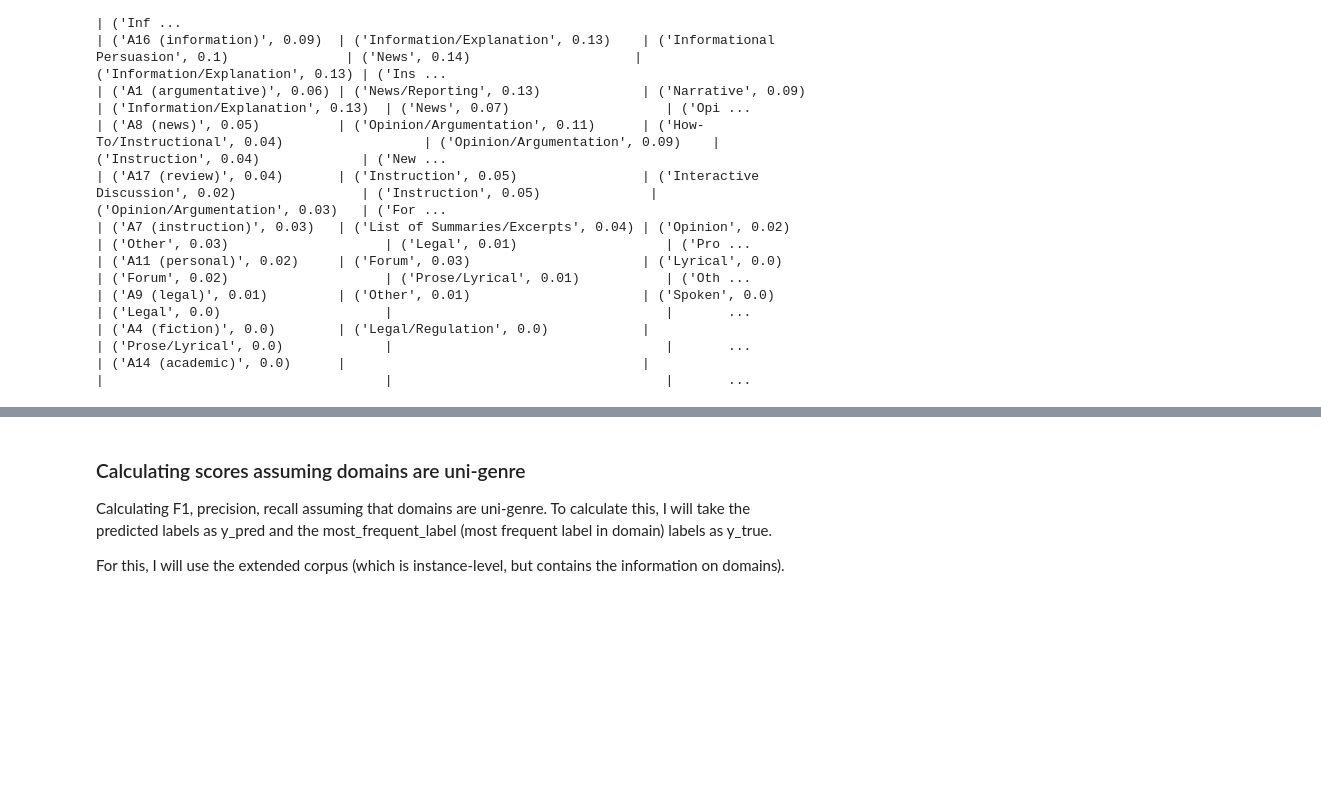
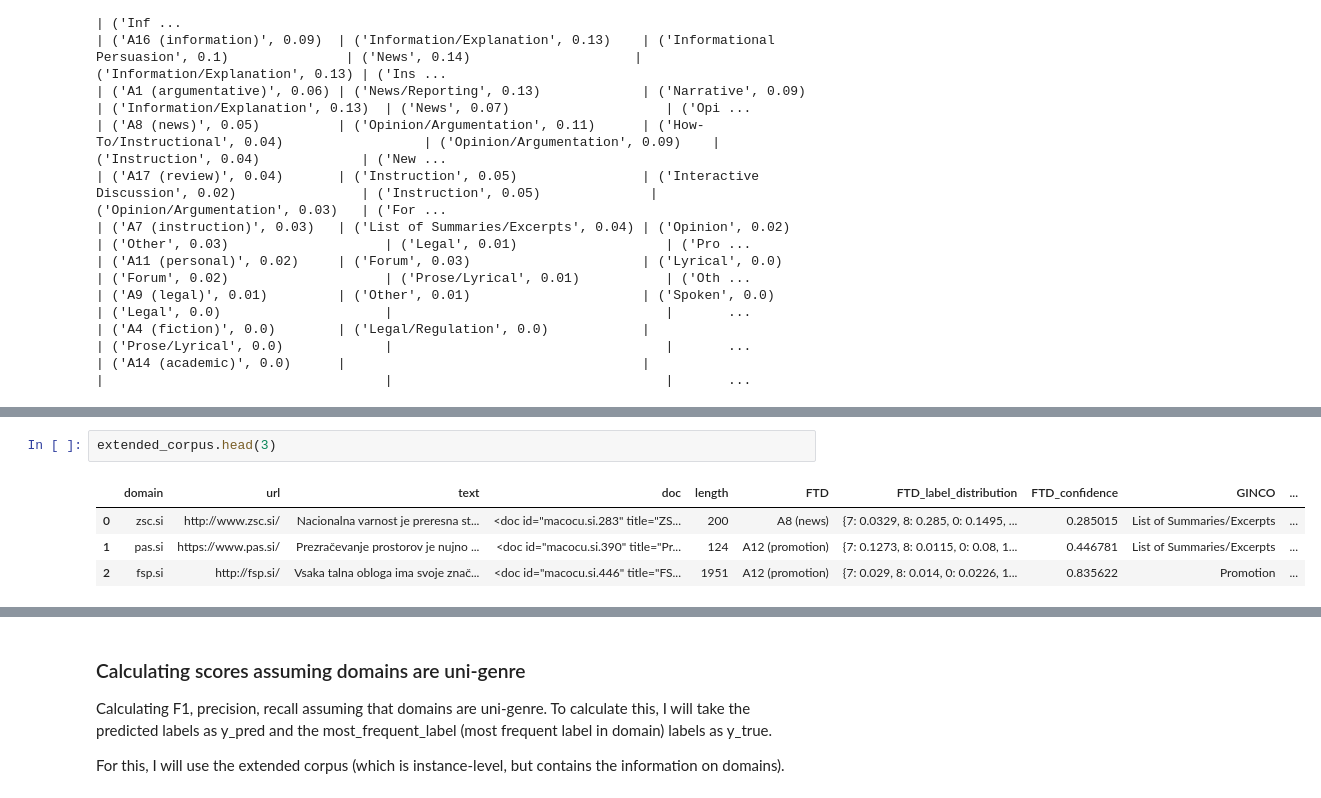
Before and after one commit to TajaKuzman/Genre-Datasets-Comparison, a Jupyter notebook: Comparison-on-MaCoCu-data/Comparison-on-MaCoCu-sl-sample2/6.2-Label-comparison-per-domain-MaCoCu-sample.ipynb, the cells around one changed output, grey strips where cells are left out. Cells and saved outputs as stored; diff of their text form; blank space fills up the shorter version.

```diff
--- a/Comparison-on-MaCoCu-data/Comparison-on-MaCoCu-sl-sample2/6.2-Label-comparison-per-domain-MaCoCu-sample.ipynb
+++ b/Comparison-on-MaCoCu-data/Comparison-on-MaCoCu-sl-sample2/6.2-Label-comparison-per-domain-MaCoCu-sample.ipynb
@@ -138,0 +143,7 @@ utils.label_distribution_per_domain(genre_distribution, classifiers)
+# %%
+extended_corpus.head(3)
+# %% [output]
+|  | domain | url | text | doc | length | FTD | FTD_label_distribution | FTD_confidence | GINCO | ... |
+| 0 | zsc.si | http://www.zsc.si/ | Nacionalna varnost je preresna st... | <doc id="macocu.si.283" title="ZS... | 200 | A8 (news) | {7: 0.0329, 8: 0.285, 0: 0.1495, ... | 0.285015 | List of Summaries/Excerpts | ... |
+| 1 | pas.si | https://www.pas.si/ | Prezračevanje prostorov je nujno ... | <doc id="macocu.si.390" title="Pr... | 124 | A12 (promotion) | {7: 0.1273, 8: 0.0115, 0: 0.08, 1... | 0.446781 | List of Summaries/Excerpts | ... |
+| 2 | fsp.si | http://fsp.si/ | Vsaka talna obloga ima svoje znač... | <doc id="macocu.si.446" title="FS... | 1951 | A12 (promotion) | {7: 0.029, 8: 0.014, 0: 0.0226, 1... | 0.835622 | Promotion | ... |
```
Also changed, not shown: parts of 2 cells of this notebook, 11 other files.
